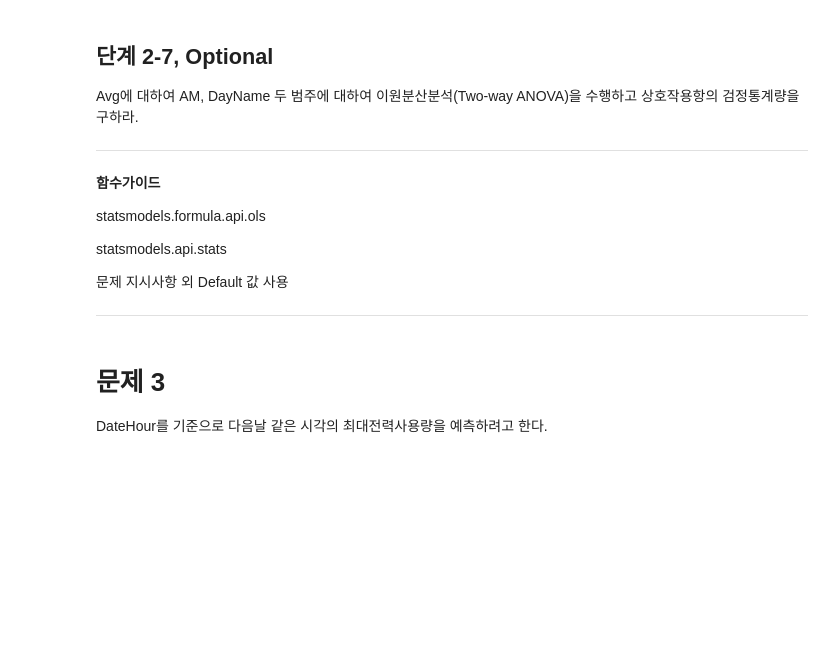
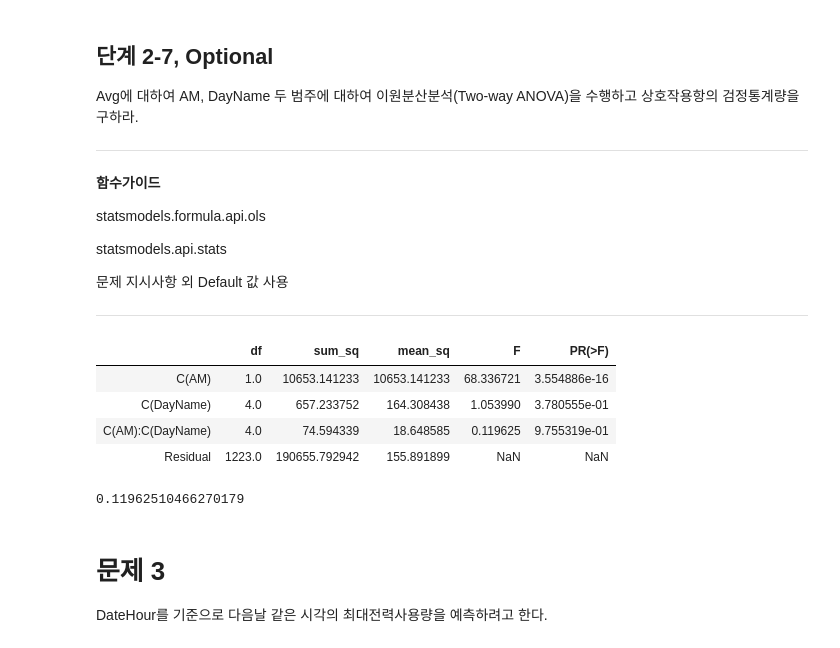
Before and after one commit to sunkusun9/DS_lv3_2502, a Jupyter notebook: sec_ds_lv3_prob3_prob.ipynb, the cells around one changed output. Cells and saved outputs as stored; diff of their text form; code cells hidden in the pictures; blank space fills up the shorter version.

```diff
--- a/sec_ds_lv3_prob3_prob.ipynb
+++ b/sec_ds_lv3_prob3_prob.ipynb
@@ -1025,6 +1100,31 @@ statsmodels.api.stats
 문제 지시사항 외 Default 값 사용
 
 ---
+# %%
+# 1. 가변수로 대상 변수에 대한 선형회귀 모델을 만듭니다. (ols),
+# two-way: AM의 가변수, DayName 가변수, AM과 DayName의 교호항의 가변수
+# 2. 만들어진 선형회귀 모델을 분산분석 함수에 전달합니다. (stats.anova_lm)
+from statsmodels.formula.api import ols
+from statsmodels.api import stats
+C_ = C
+del C
+lm = ols(
+    'Avg ~ C(AM) + C(DayName) + C(AM):C(DayName)', df_prob2 # 'Avg ~ C(AM)*C(DayName)'
+).fit()
+C = C_
+# lm.summary()
+df_anova = stats.anova_lm(lm)
+display(df_anova)
+df_anova.loc[
+    'C(AM):C(DayName)', 'F'
+]
+# %% [output]
+|  | df | sum_sq | mean_sq | F | PR(>F) |
+| C(AM) | 1.0 | 10653.141233 | 10653.141233 | 68.336721 | 3.554886e-16 |
+| C(DayName) | 4.0 | 657.233752 | 164.308438 | 1.053990 | 3.780555e-01 |
+| C(AM):C(DayName) | 4.0 | 74.594339 | 18.648585 | 0.119625 | 9.755319e-01 |
+| Residual | 1223.0 | 190655.792942 | 155.891899 | NaN | NaN |
+0.11962510466270179
 # %% [markdown]
 # 문제 3
 
```
Also changed, not shown: parts of 87 cells of this notebook.
